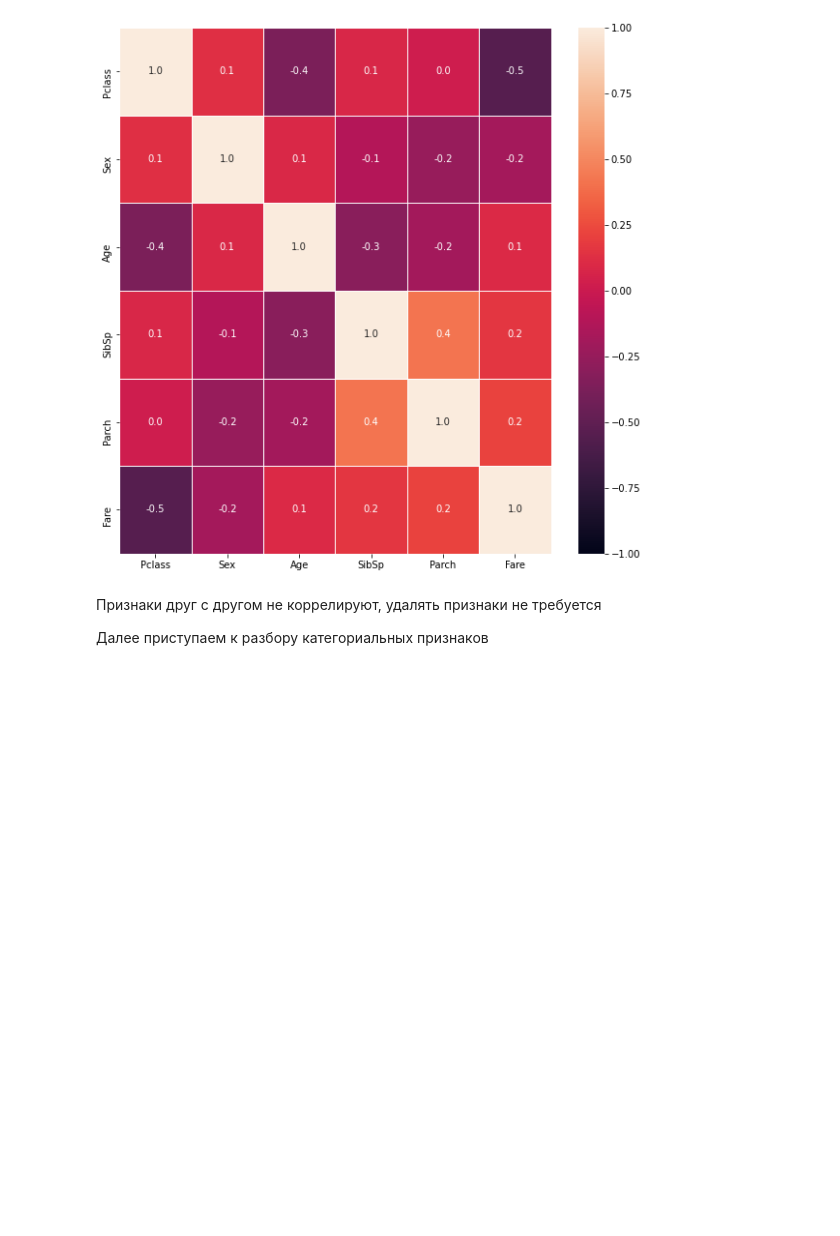
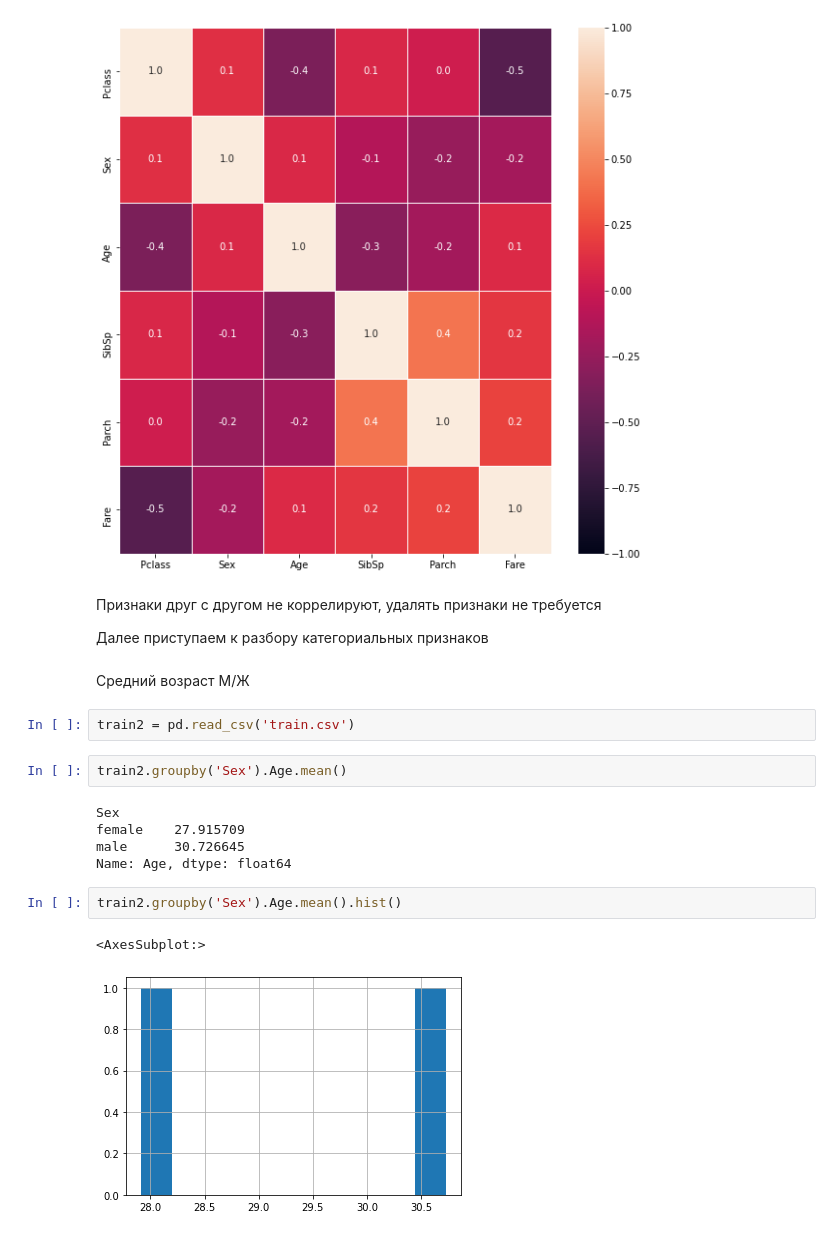
Before and after one commit to Huskell/ML_practice, a Jupyter notebook: Titanic/Untitled.ipynb, the cells around one changed output. Saved outputs shown, nothing was run; the diff lists cells and outputs as text; blank space fills up the shorter version.

```diff
--- a/Titanic/Untitled.ipynb
+++ b/Titanic/Untitled.ipynb
@@ -156,3 +144,19 @@ sns.heatmap(train_dig.corr(), vmin=-1, vmax=1, annot=True, linewidths=.5, fmt= '
 Признаки друг с другом не коррелируют, удалять признаки не требуется
 
 Далее приступаем к разбору категориальных признаков
+# %% [markdown]
+Средний возраст М/Ж
+# %%
+train2 = pd.read_csv('train.csv')
+# %%
+train2.groupby('Sex').Age.mean()
+# %% [output]
+Sex
+female    27.915709
+male      30.726645
+Name: Age, dtype: float64
+# %%
+train2.groupby('Sex').Age.mean().hist()
+# %% [output]
+<AxesSubplot:>
+[figure, added]
```
Also changed, not shown: parts of 17 cells of this notebook, 5 other files.
